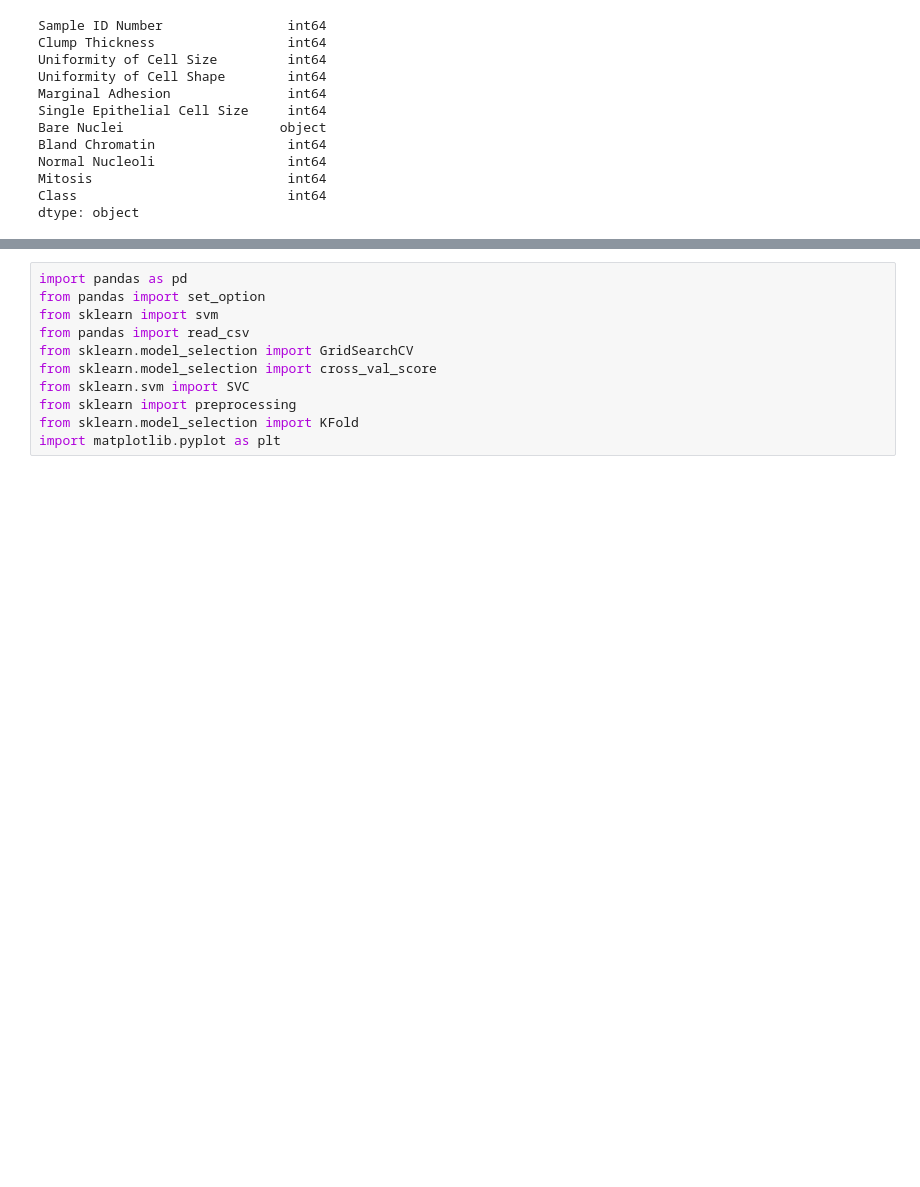
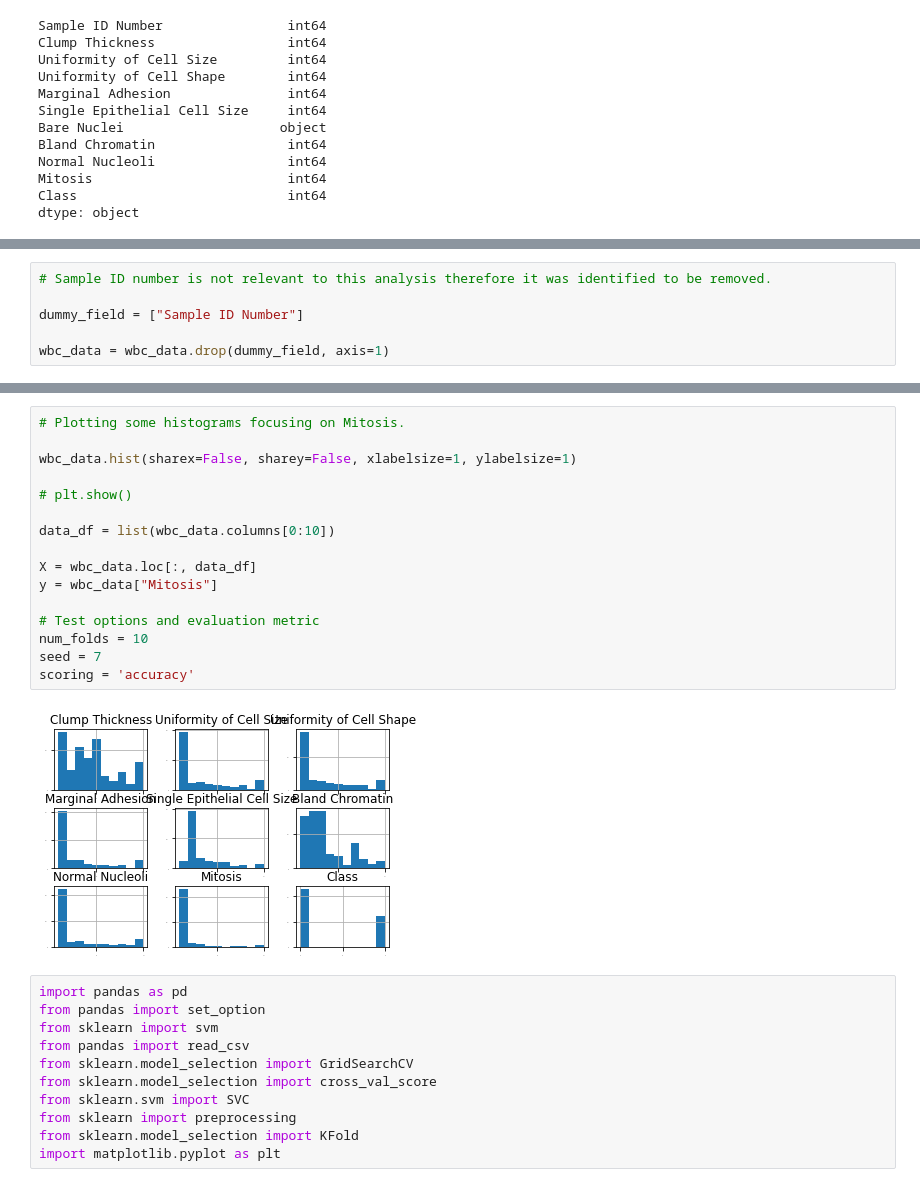
Before and after one commit to AndrewShanahan/PfDA_2, a Jupyter notebook: PfDA Assignment 2.ipynb, the cells around one changed output, grey strips where cells are left out. Saved outputs shown, nothing was run; the diff lists cells and outputs as text; blank space fills up the shorter version.

Commit message:
adding histogram

```diff
--- a/PfDA Assignment 2.ipynb
+++ b/PfDA Assignment 2.ipynb
@@ -128,0 +135,6 @@ dtype: object
+# %%
+# Sample ID number is not relevant to this analysis therefore it was identified to be removed.
+
+dummy_field = ["Sample ID Number"]
+
+wbc_data = wbc_data.drop(dummy_field, axis=1)
@@ -129,3 +152,21 @@ dtype: object
+# %%
+# Plotting some histograms focusing on Mitosis.
+
+wbc_data.hist(sharex=False, sharey=False, xlabelsize=1, ylabelsize=1)
+
+# plt.show()
+
+data_df = list(wbc_data.columns[0:10])
+
+X = wbc_data.loc[:, data_df]
+y = wbc_data["Mitosis"]
+
+# Test options and evaluation metric
+num_folds = 10
+seed = 7
+scoring = 'accuracy'
+# %% [output]
+[figure, added]
 # %%
 import pandas as pd
 from pandas import set_option
```
Also changed, not shown: parts of 5 cells of this notebook, 1 other file.
